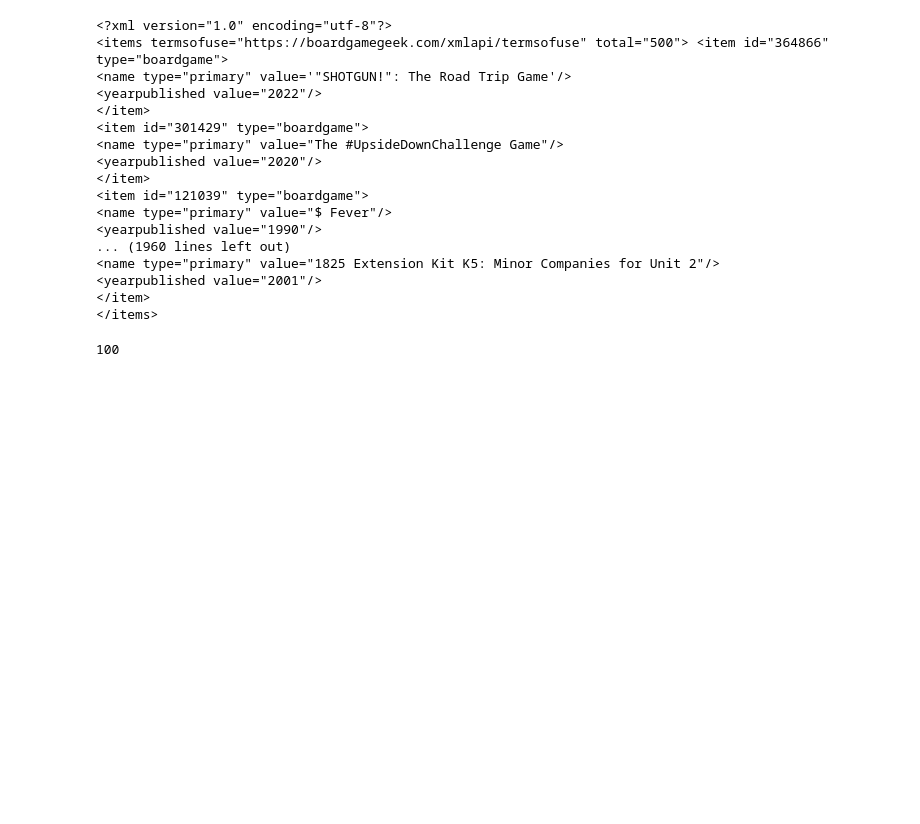
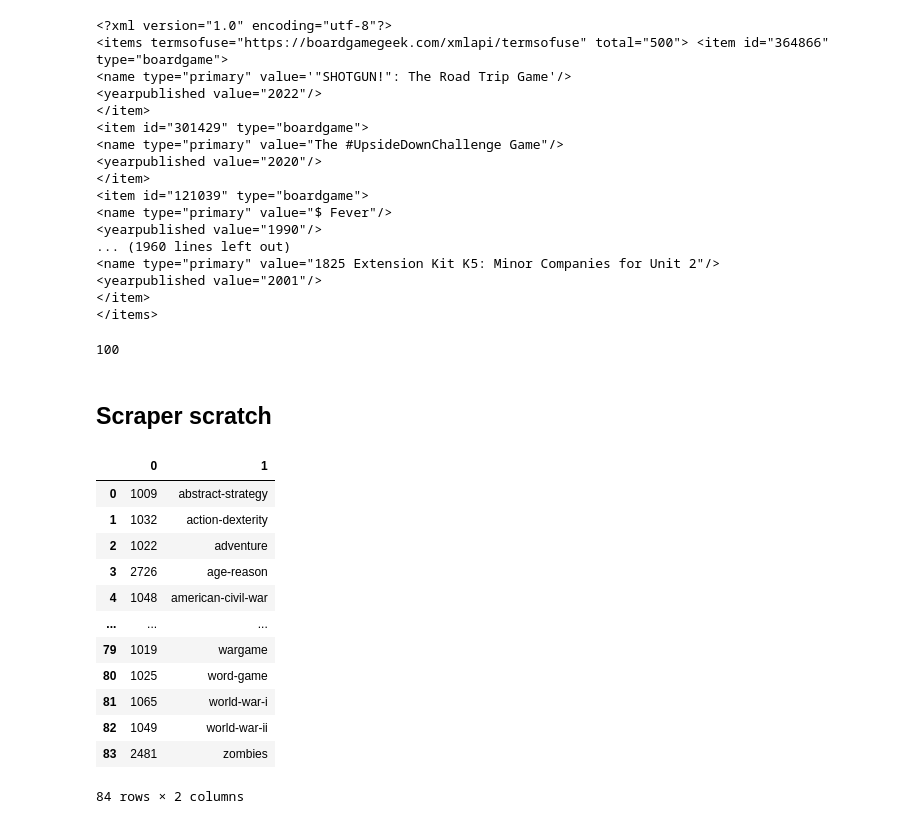
Before and after one commit to randynobx/bloomtech-ds40-group-project, a Jupyter notebook: notebooks/bggxmlapi2_pilot.ipynb, the cells around one changed output. Cells and saved outputs as stored; diff of their text form; code cells hidden in the pictures; blank space fills up the shorter version.

Commit message:
scrapers now functional. Db schema created

```diff
--- a/notebooks/bggxmlapi2_pilot.ipynb
+++ b/notebooks/bggxmlapi2_pilot.ipynb
@@ -155,3 +159,25 @@ ids = list(set(re.findall(search_pattern, str(res.content))))
 len(ids)
 # %% [output]
 100
+# %% [markdown]
+## Scraper scratch
+# %%
+url = 'https://boardgamegeek.com/browse/boardgamecategory'
+res = requests.get(url)
+# %%
+search_pattern = r'/boardgamecategory/(\d+)/([a-zA-Z-]+)'
+pd.DataFrame(re.findall(search_pattern, str(res.content)), columns=['id', 'category'])
+# %% [output]
+|  | 0 | 1 |
+| 0 | 1009 | abstract-strategy |
+| 1 | 1032 | action-dexterity |
+| 2 | 1022 | adventure |
+| 3 | 2726 | age-reason |
+| 4 | 1048 | american-civil-war |
+| ... | ... | ... |
+| 79 | 1019 | wargame |
+| 80 | 1025 | word-game |
+| 81 | 1065 | world-war-i |
+| 82 | 1049 | world-war-ii |
+| 83 | 2481 | zombies |
+84 rows × 2 columns
```
Also changed, not shown: parts of 8 cells of this notebook, 12 other files.
